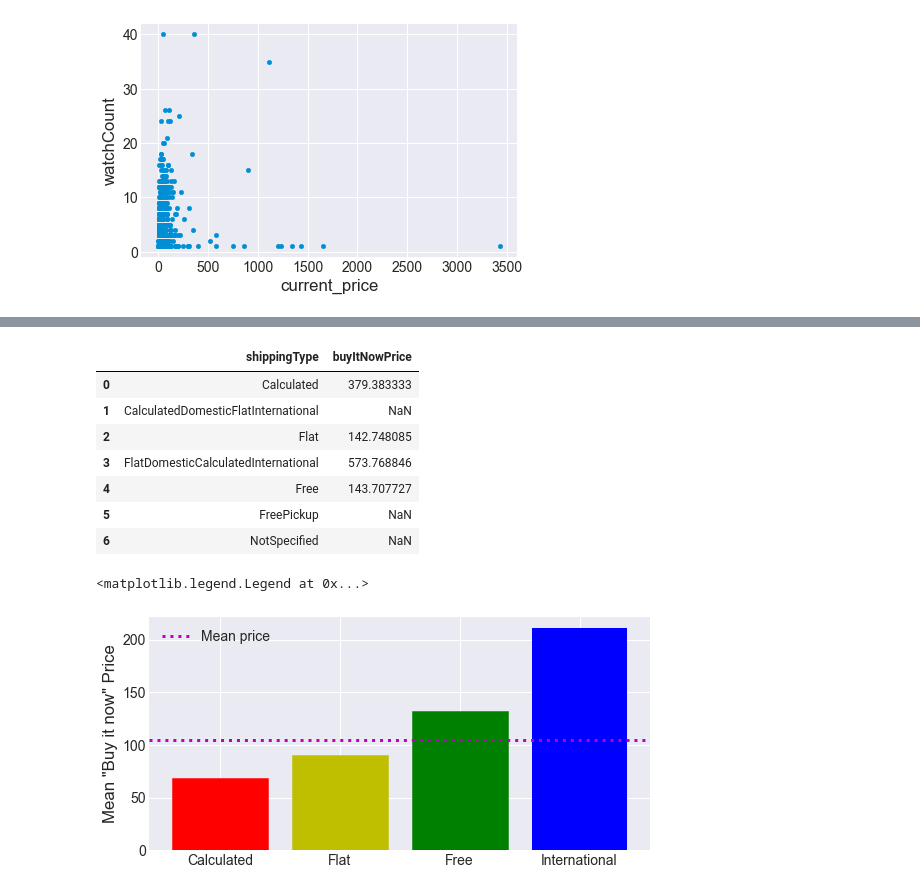
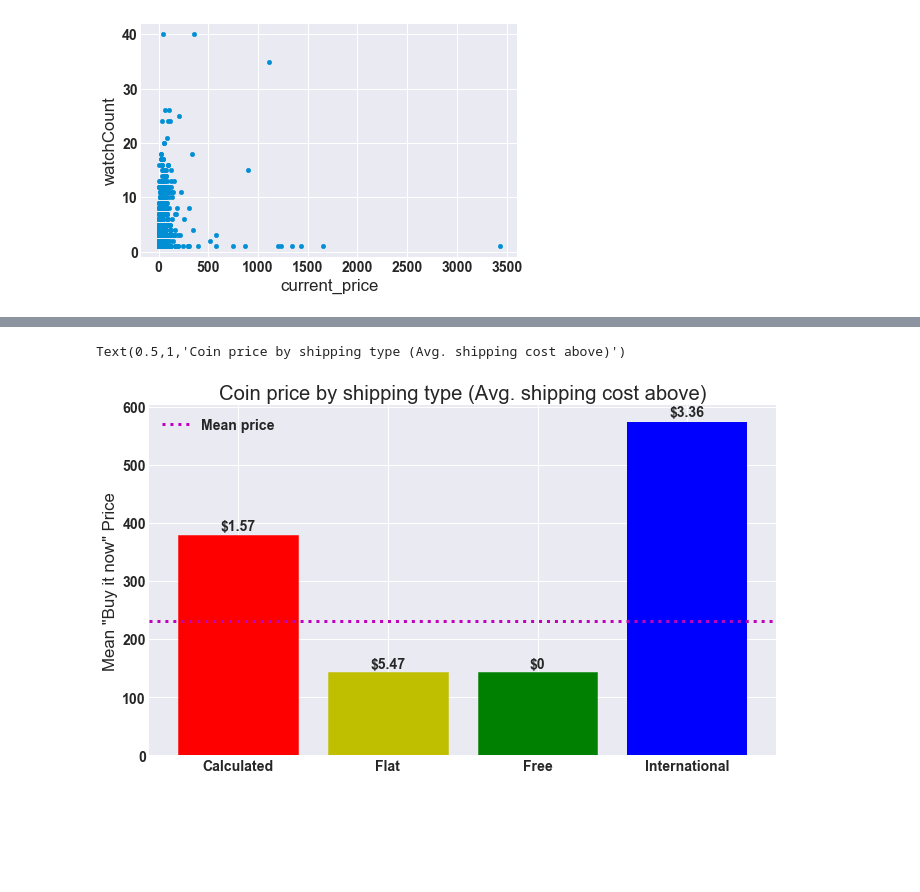
Before and after one commit to slevin886/Roman_Coin_Pricing, a Jupyter notebook: Roman_Coin_EDA .ipynb, the cells around one changed output, grey strips where cells are left out. Cells and saved outputs as stored; diff of their text form; code cells hidden in the pictures; blank space fills up the shorter version.

```diff
--- a/Roman_Coin_EDA .ipynb
+++ b/Roman_Coin_EDA .ipynb
@@ -26,7 +27,7 @@ for val in active_sales['timeLeft']:
 active_sales['timeLeft'] = deltas
 # %%
 #merged dataframe
-df = pd.concat([active_sales, completed_sales], axis=0)
+df = pd.concat([active_sales, completed_sales], axis=0).reset_index(drop=True)
 # %%
 df.shape
 # %% [output]
@@ -121,37 +137,32 @@ Index(['URLTitle', 'autoPay', 'bestOfferEnabled', 'bidCount',
-# %%
-df.groupby('shippingType', as_index=False)['buyItNowPrice'].mean()
-# %% [output]
-|  | shippingType | buyItNowPrice |
-| 0 | Calculated | 379.383333 |
-| 1 | CalculatedDomesticFlatInternational | NaN |
-| 2 | Flat | 142.748085 |
-| 3 | FlatDomesticCalculatedInternational | 573.768846 |
-| 4 | Free | 143.707727 |
-| 5 | FreePickup | NaN |
-| 6 | NotSpecified | NaN |
 # %%
 df['shippingType'] = df['shippingType'].apply(lambda x: 'International' if x in ['CalculatedDomesticFlatInternational',
                                                                                 'FlatDomesticCalculatedInternational'] else x)
-# %%
-#dropping outliers from the dataset
-outliers = df.loc[df['buyItNowPrice'] > 300]
-df = df.drop([6117, 6120, 6130, 6163, 6184, 6229, 6325, 6334, 6632, 6633, 6644,
-            6991, 7105, 7106, 8080, 8268, 9451,  135, 1281, 2067, 2310, 2718,
-            2877, 2878, 2955, 3497, 3655, 3677, 3683, 4331, 4332, 4337, 4839,
-            4841, 4842], axis=0)
 # %%
+from matplotlib import rc
+
+rc('font', weight='bold')
 shipping_graph = df.groupby('shippingType', as_index=False)['buyItNowPrice'].mean()
 shipping_graph = shipping_graph.loc[shipping_graph['shippingType'].isin(['Calculated', 'Flat', 'Free', 'International'])]
 
-fig, ax = plt.subplots(figsize=(8, 4))
-barlist = plt.bar(shipping_graph['shippingType'], shipping_graph['buyItNowPrice'], color='blue')
+avg_cost = ['$1.57', '$5.47', '$0', '$3.36']
+fig, ax = plt.subplots(figsize=(10, 6))
+barlist = plt.bar(shipping_graph['shippingType'], shipping_graph['buyItNowPrice'],
+                  color='blue', )
+
 barlist[0].set_color('r')
 barlist[1].set_color('y')
 barlist[2].set_color('g')
 plt.axhline(df['buyItNowPrice'].mean(), lw=3, c='m', ls='dotted', label='Mean price')
 plt.ylabel('Mean "Buy it now" Price')
+for num,rect in enumerate(barlist):
+        height = rect.get_height()
+        ax.text(rect.get_x() + rect.get_width()/2., 1.01*height,
+                avg_cost[num],
+                ha='center', va='bottom',)
+
+
 plt.legend()
-plt.title('Cos')
+plt.title('Coin price by shipping type (Avg. shipping cost above)')
 # %% [output]
-<matplotlib.legend.Legend at 0x...>
+Text(0.5,1,'Coin price by shipping type (Avg. shipping cost above)')
-[figure, old version]
+[figure, new version]
```
Also changed, not shown: parts of 15 cells of this notebook.
